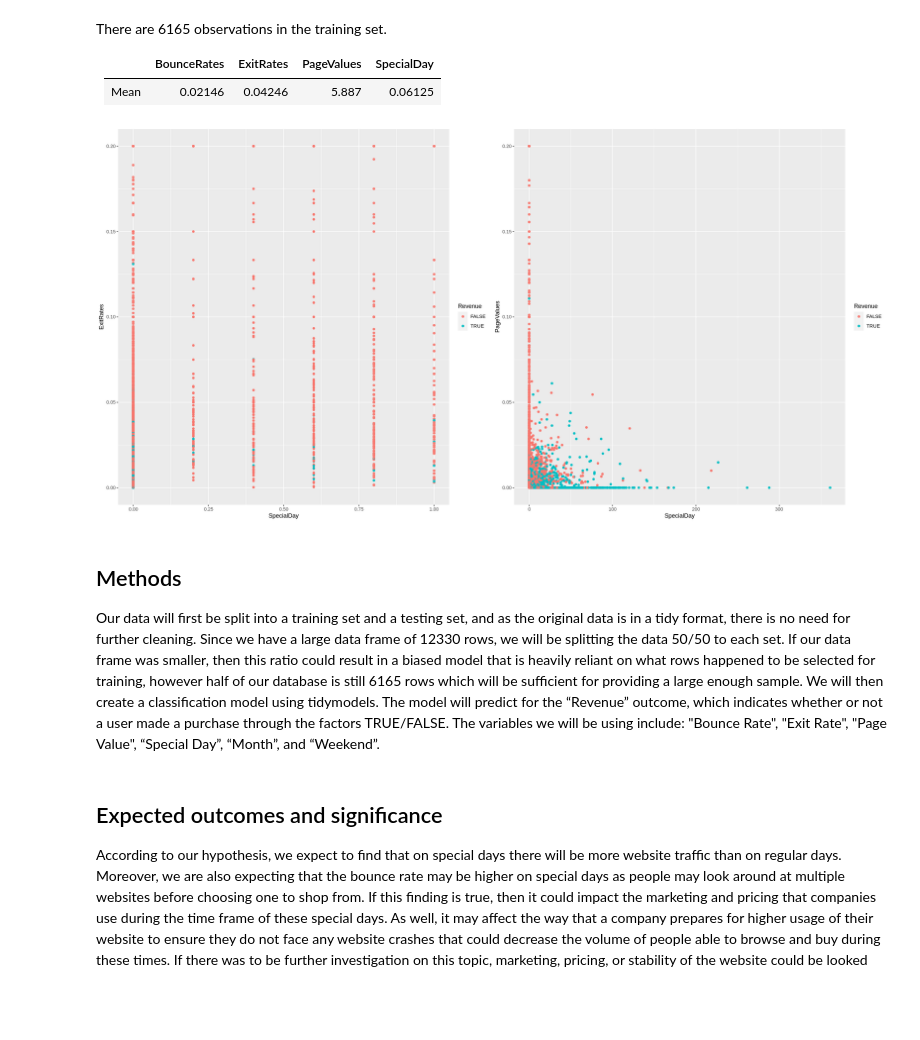
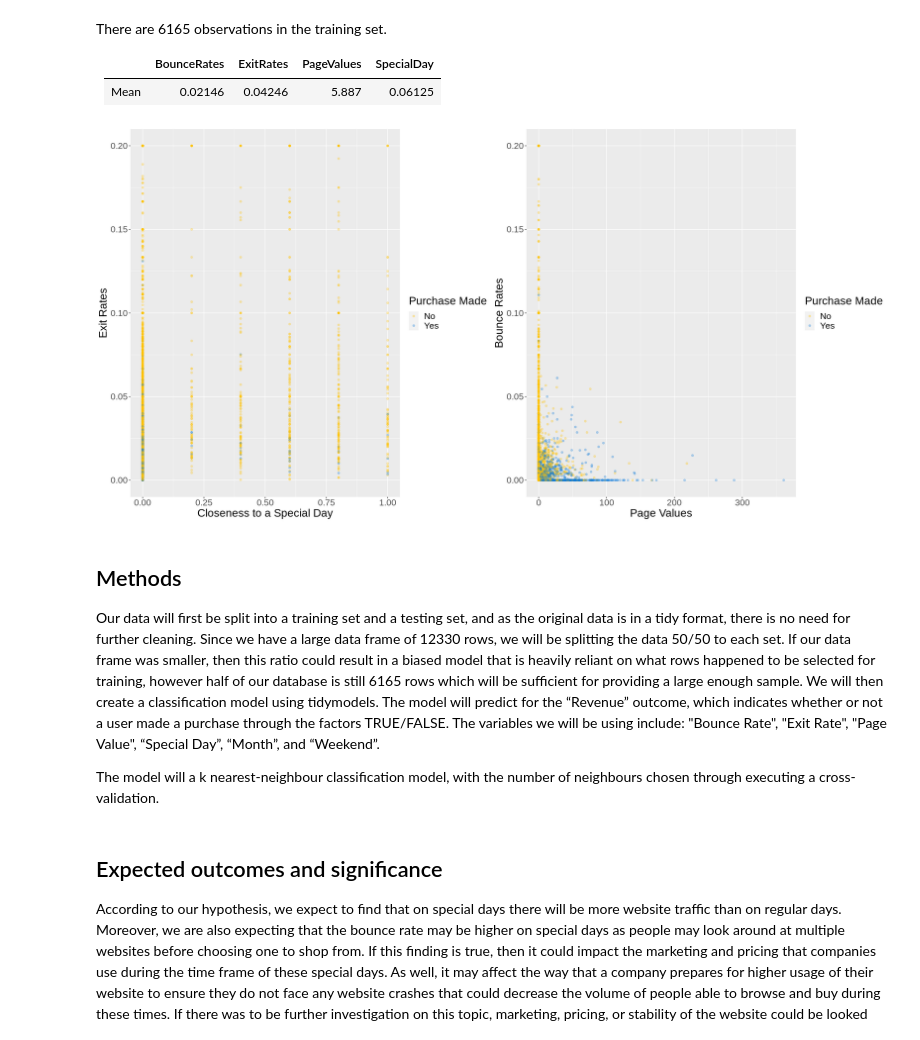
Before and after one commit to ZiyueChloeZhang/DSCI100-Project, a Jupyter notebook: proposal.ipynb, the cells around one changed output. Drawn from its saved outputs; the diff is of its cells as text; code cells hidden in the pictures; blank space fills up the shorter version.

Commit message:
Graph Edits
Edited axes labels, points translucent, colours

```diff
--- a/proposal.ipynb
+++ b/proposal.ipynb
@@ -82,23 +100,30 @@ There are 6165 observations in the training set.
 # %%
 # your code here
 options(repr.plot.width = 20, repr.plot.height = 10)
+
 rate_plot <- shoppers_train %>%
-    ggplot(aes(x=SpecialDay, y=ExitRates)) +
-    geom_point(aes(colour = Revenue)) +
-    labs(x="SpecialDay", y = "ExitRates", colour = "Revenue")
+    ggplot(aes(x = SpecialDay, y = ExitRates, colour = Revenue)) +
+    geom_point(alpha = 0.3) +
+    labs(x="Closeness to a Special Day", y = "Exit Rates", colour = "Purchase Made") +
+    theme(text = element_text(size = 20)) +
+    scale_color_manual(labels = c("No", "Yes"), values = c("#FFC20A", "#0C7BDC"))
 
 value_plot <- shoppers_train %>%
-    ggplot(aes(x=PageValues, y=BounceRates)) +
-    geom_point(aes(colour = Revenue)) +
-    labs(x="SpecialDay", y = "PageValues", colour = "Revenue")
+    ggplot(aes(x = PageValues, y = BounceRates, colour = Revenue)) +
+    geom_point(alpha = 0.3) +
+    labs(x="Page Values", y = "Bounce Rates", colour = "Purchase Made") +
+    theme(text = element_text(size = 20)) +
+    scale_color_manual(labels = c("No", "Yes"), values = c("#FFC20A", "#0C7BDC"))
 
 library(cowplot)
 plot_grid(rate_plot, value_plot, nrow = 1)
 # %% [output]
-[figure, old version]
+[figure, new version]
 # %% [markdown]
 ## Methods
 Our data will first be split into a training set and a testing set, and as the original data is in a tidy format, there is no need for further cleaning. Since we have a large data frame of 12330 rows, we will be splitting the data 50/50 to each set. If our data frame was smaller, then this ratio could result in a biased model that is heavily reliant on what rows happened to be selected for training, however half of our database is still 6165 rows which will be sufficient for providing a large enough sample. We will then create a classification model using tidymodels. The model will predict for the “Revenue” outcome, which indicates whether or not a user made a purchase through the factors TRUE/FALSE.  The variables we will be using include: "Bounce Rate", "Exit Rate", "Page Value", “Special Day”, “Month”, and “Weekend”.
+
+The model will a k nearest-neighbour classification model, with the number of neighbours chosen through executing a cross-validation.
 # %% [markdown]
 ## Expected outcomes and significance
 According to our hypothesis, we expect to find that on special days there will be more website traffic than on regular days. Moreover, we are also expecting that the bounce rate may be higher on special days as people may look around at multiple websites before choosing one to shop from. If this finding is true, then it could impact the marketing and pricing that companies use during the time frame of these special days. As well, it may affect the way that a company prepares for higher usage of their website to ensure they do not face any website crashes that could decrease the volume of people able to browse and buy during these times. If there was to be further investigation on this topic, marketing, pricing, or stability of the website could be looked into to see if there is any effect between purchase intentions of the shoppers and marketing, pricing, and stability of the websites during these times, and if changing these other variables may lead to more or less business during these busier times.
```
Also changed, not shown: parts of 1 cell of this notebook.
